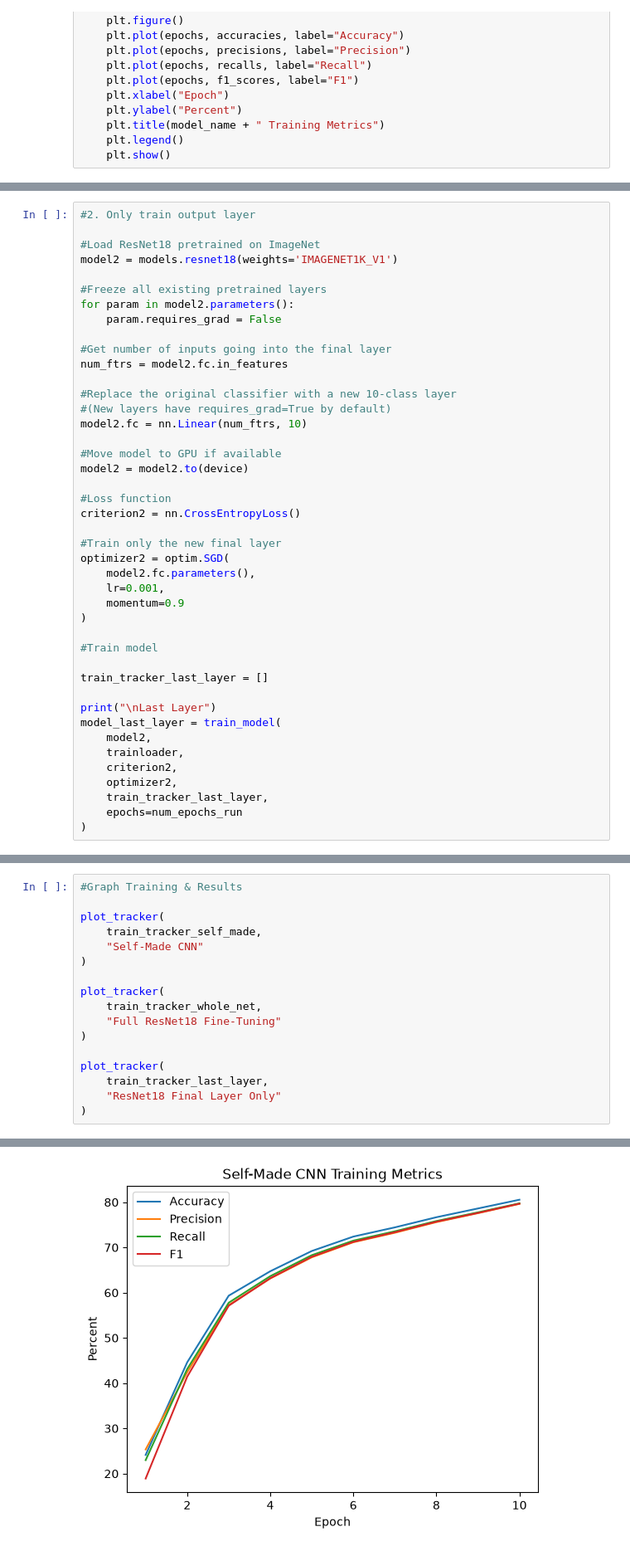
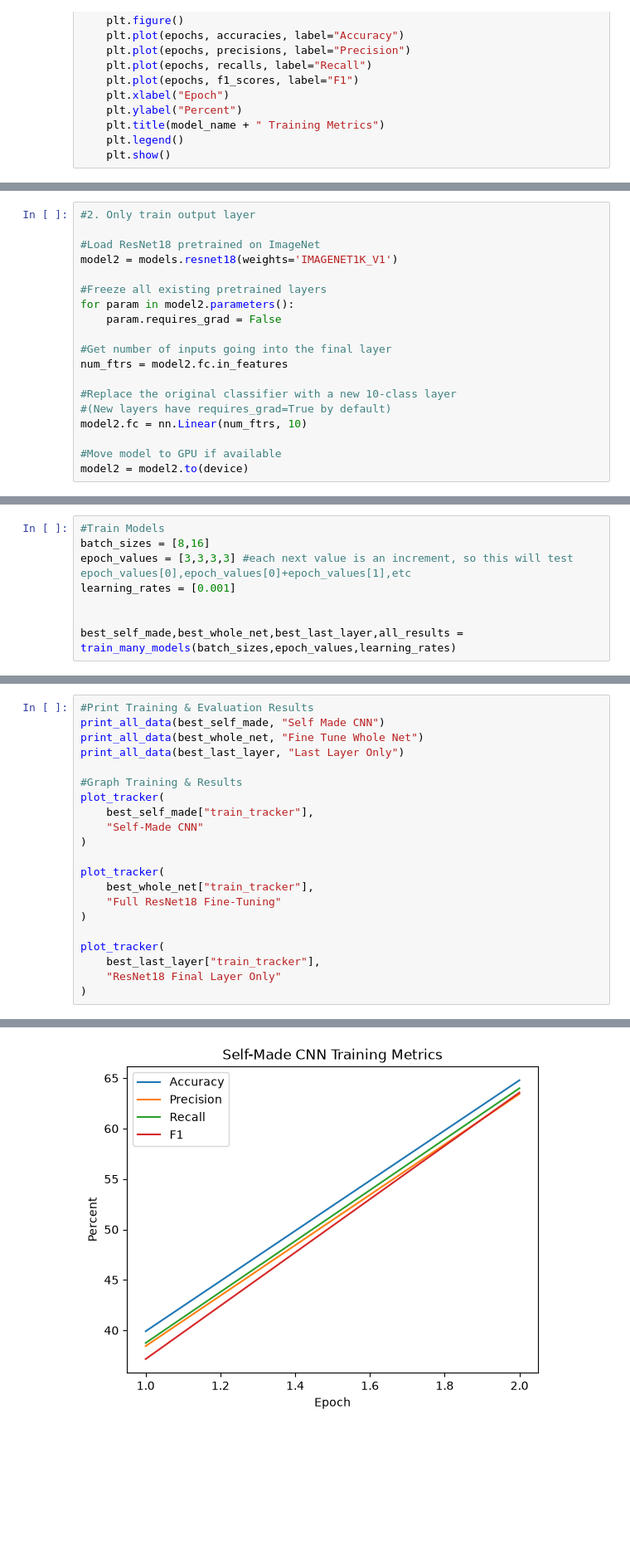
Before and after one commit to SamDankner/Satellite_Classification_ML_Model, a Jupyter notebook: notebooks/SatModel.ipynb, the cells around one changed output, grey strips where cells are left out. Shown at 83% size. Saved outputs shown, nothing was run; the diff lists cells and outputs as text; blank space fills up the shorter version.

Commit message:
edited print function to allow for just test/validation data, ran best models on test set

```diff
--- a/notebooks/SatModel.ipynb
+++ b/notebooks/SatModel.ipynb
@@ -592,27 +527,3 @@ model2.fc = nn.Linear(num_ftrs, 10)
 
 #Move model to GPU if available
 model2 = model2.to(device)
-
-#Loss function
-criterion2 = nn.CrossEntropyLoss()
-
-#Train only the new final layer
-optimizer2 = optim.SGD(
-    model2.fc.parameters(),
-    lr=0.001,
-    momentum=0.9
-)
-
-#Train model
-
-train_tracker_last_layer = []
-
-print("\nLast Layer")
-model_last_layer = train_model(
-    model2,
-    trainloader,
-    criterion2,
-    optimizer2,
-    train_tracker_last_layer,
-    epochs=num_epochs_run
-)
@@ -644,0 +745,8 @@ eval(model_last_layer, testloader, tracker_last_layer)
+# %%
+#Train Models
+batch_sizes = [8,16]
+epoch_values = [3,3,3,3] #each next value is an increment, so this will test epoch_values[0],epoch_values[0]+epoch_values[1],etc
+learning_rates = [0.001]
+
+
+best_self_made,best_whole_net,best_last_layer,all_results = train_many_models(batch_sizes,epoch_values,learning_rates)
@@ -645,18 +771,22 @@ eval(model_last_layer, testloader, tracker_last_layer)
 # %%
+#Print Training & Evaluation Results
+print_all_data(best_self_made, "Self Made CNN")
+print_all_data(best_whole_net, "Fine Tune Whole Net")
+print_all_data(best_last_layer, "Last Layer Only")
+
 #Graph Training & Results
-
 plot_tracker(
-    train_tracker_self_made,
+    best_self_made["train_tracker"],
     "Self-Made CNN"
 )
 
 plot_tracker(
-    train_tracker_whole_net,
+    best_whole_net["train_tracker"],
     "Full ResNet18 Fine-Tuning"
 )
 
 plot_tracker(
-    train_tracker_last_layer,
+    best_last_layer["train_tracker"],
     "ResNet18 Final Layer Only"
 )
 # %% [output]
@@ -664 +811 @@ plot_tracker(
-[figure, old version]
+[figure, new version]
```
Also changed, not shown: parts of 14 cells of this notebook, 3 other files.
